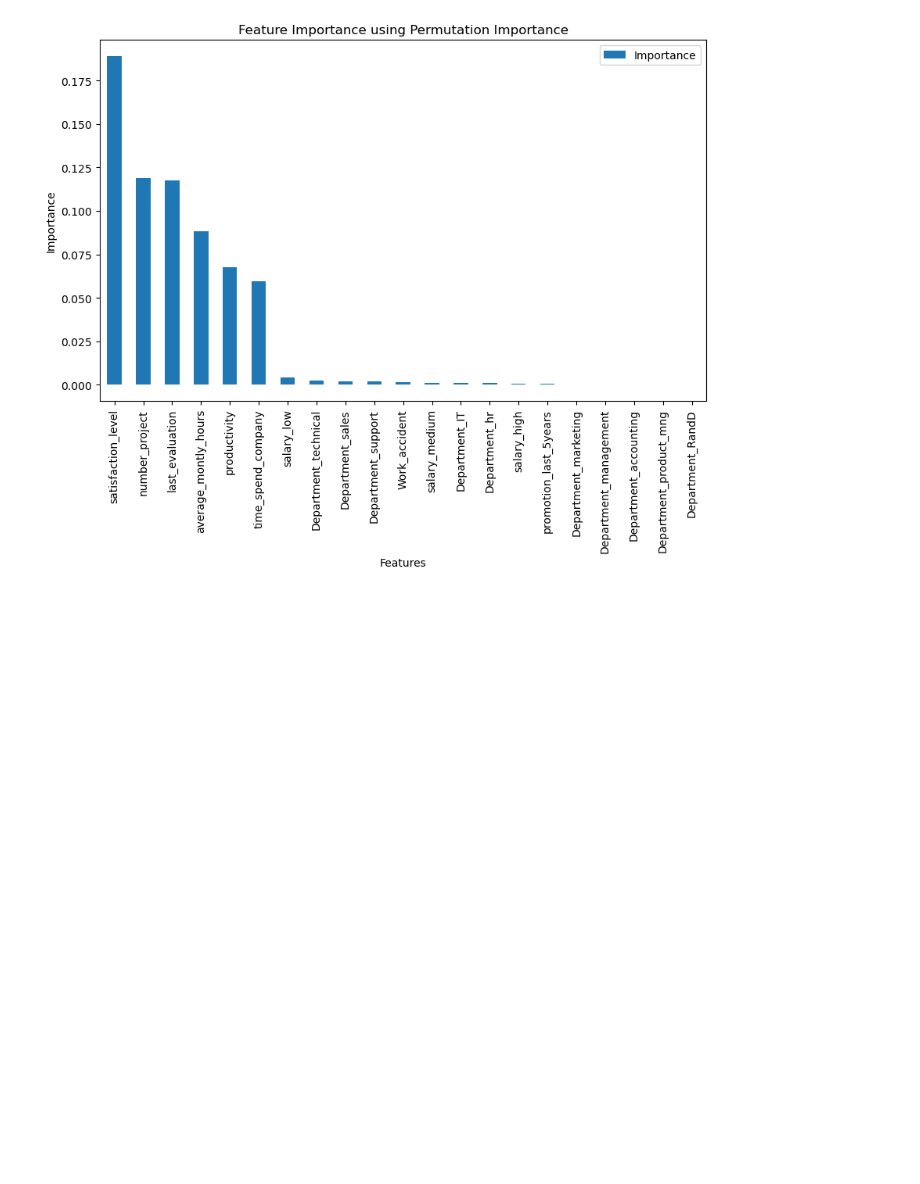
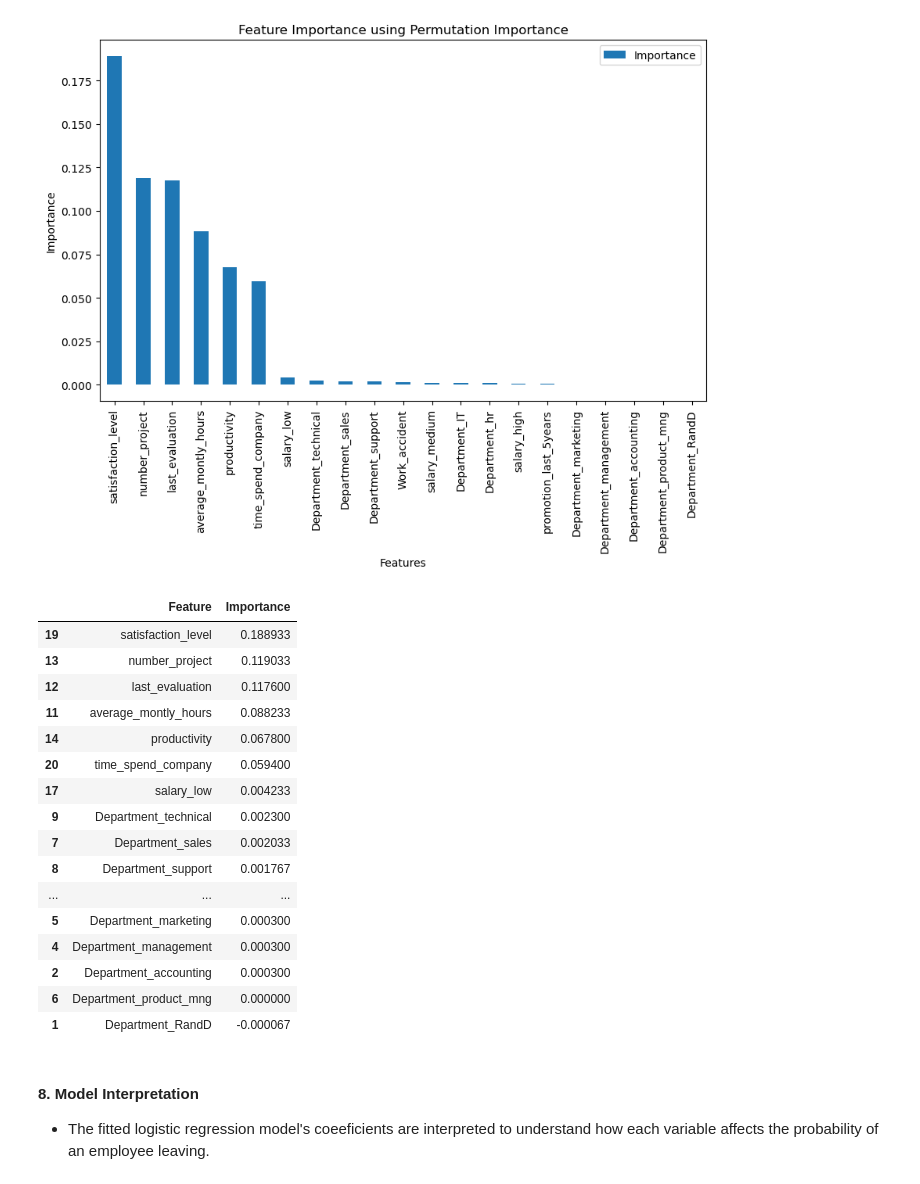
Before and after one commit to Suraj520/data-science, a Jupyter notebook: 03-case-studies/01-employee-retention/notebook.ipynb, the cells around one changed output. Drawn from its saved outputs; the diff is of its cells as text; code cells hidden in the pictures; blank space fills up the shorter version.

Commit message:
Employee Retention Analysis - Case study

```diff
--- a/03-case-studies/01-employee-retention/notebook.ipynb
+++ b/03-case-studies/01-employee-retention/notebook.ipynb
@@ -359,3 +374,27 @@ ax.set_ylabel('Importance')
 # %% [output]
 Text(0, 0.5, 'Importance')
 [figure]
+# %%
+feature_importance
+# %% [output]
+|  | Feature | Importance |
+| 19 | satisfaction_level | 0.188933 |
+| 13 | number_project | 0.119033 |
+| 12 | last_evaluation | 0.117600 |
+| 11 | average_montly_hours | 0.088233 |
+| 14 | productivity | 0.067800 |
+| 20 | time_spend_company | 0.059400 |
+| 17 | salary_low | 0.004233 |
+| 9 | Department_technical | 0.002300 |
+| 7 | Department_sales | 0.002033 |
+| 8 | Department_support | 0.001767 |
+| ... | ... | ... |
+| 5 | Department_marketing | 0.000300 |
+| 4 | Department_management | 0.000300 |
+| 2 | Department_accounting | 0.000300 |
+| 6 | Department_product_mng | 0.000000 |
+| 1 | Department_RandD | -0.000067 |
+# %% [markdown]
+#### 8. Model Interpretation
+
+- The fitted logistic regression model's coeeficients are interpreted to understand how each variable affects the probability of an employee leaving.
```
Also changed, not shown: parts of 6 cells of this notebook.
